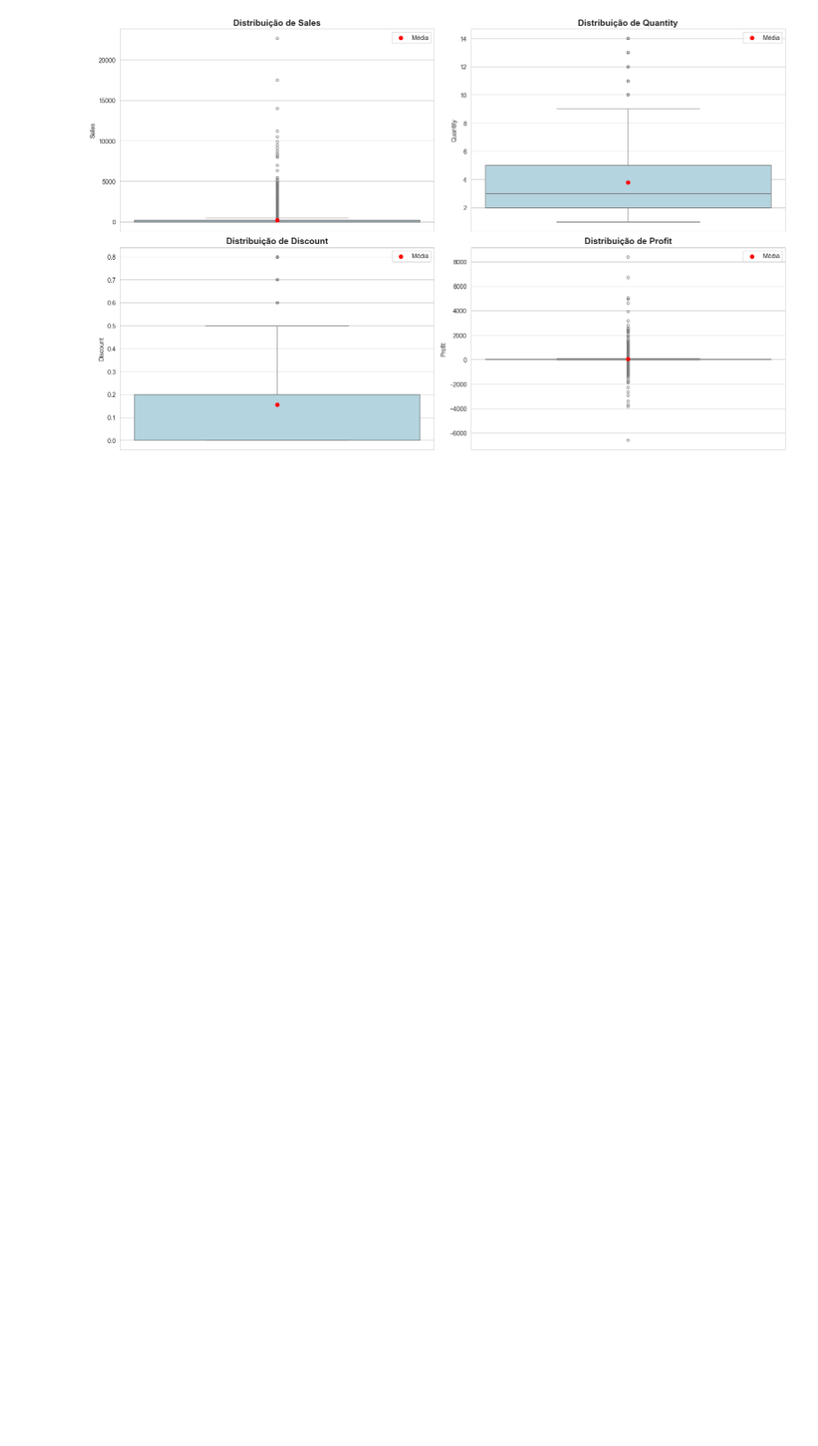
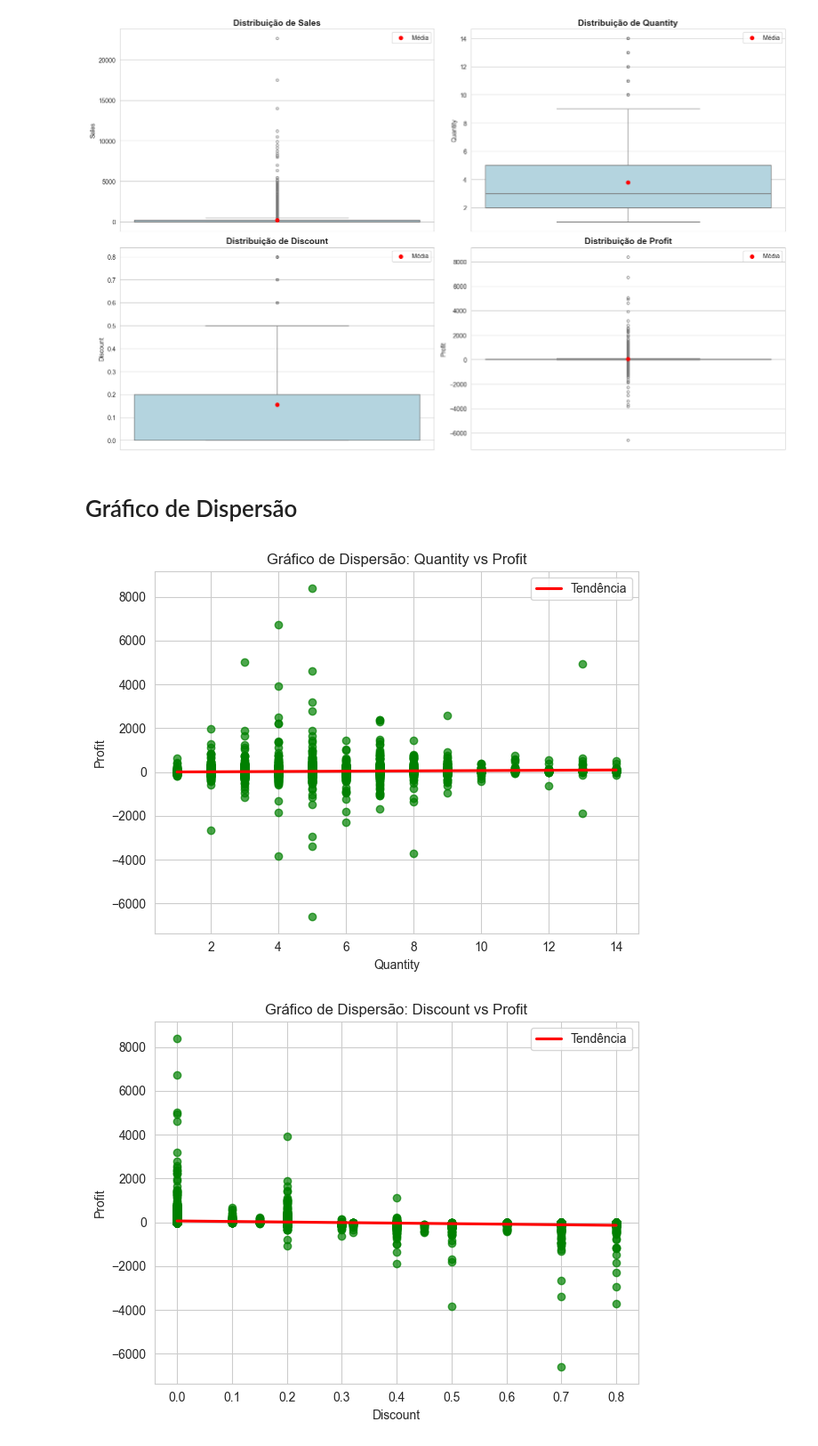
Before and after one commit to MaluAbrami/trabAnaliseDeDados, a Jupyter notebook: notebooks/Trabalho.ipynb, the cells around one changed output. Shown at 89% size. Drawn from its saved outputs; the diff is of its cells as text; code cells hidden in the pictures; blank space fills up the shorter version.

Commit message:
add analises interpretativas das variaveis e Gráficos de dispersão com linha de tendencia

```diff
--- a/notebooks/Trabalho.ipynb
+++ b/notebooks/Trabalho.ipynb
@@ -250,3 +336,33 @@ plt.tight_layout()
 plt.show()
 # %% [output]
 [figure]
+# %% [markdown]
+# Gráfico de Dispersão
+# %%
+# Seaborn
+plt.figure(figsize=(12, 5))
+
+plt.subplot(1, 2, 2)
+sns.regplot(x=df['Quantity'], y=df['Profit'], color='green', scatter_kws={'alpha':0.7},
+            line_kws={'color':'red', 'label':'Tendência'})
+plt.title('Gráfico de Dispersão: Quantity vs Profit')
+plt.xlabel('Quantity')
+plt.ylabel('Profit')
+plt.legend()
+plt.tight_layout()
+plt.show()
+
+plt.figure(figsize=(12, 5))
+
+plt.subplot(1, 2, 2)
+sns.regplot(x=df['Discount'], y=df['Profit'], color='green', scatter_kws={'alpha':0.7},
+            line_kws={'color':'red', 'label':'Tendência'})
+plt.title('Gráfico de Dispersão: Discount vs Profit')
+plt.xlabel('Discount')
+plt.ylabel('Profit')
+plt.legend()
+plt.tight_layout()
+plt.show()
+# %% [output]
+[figure, added]
+[figure, added]
```
Also changed, not shown: parts of 4 cells of this notebook.
